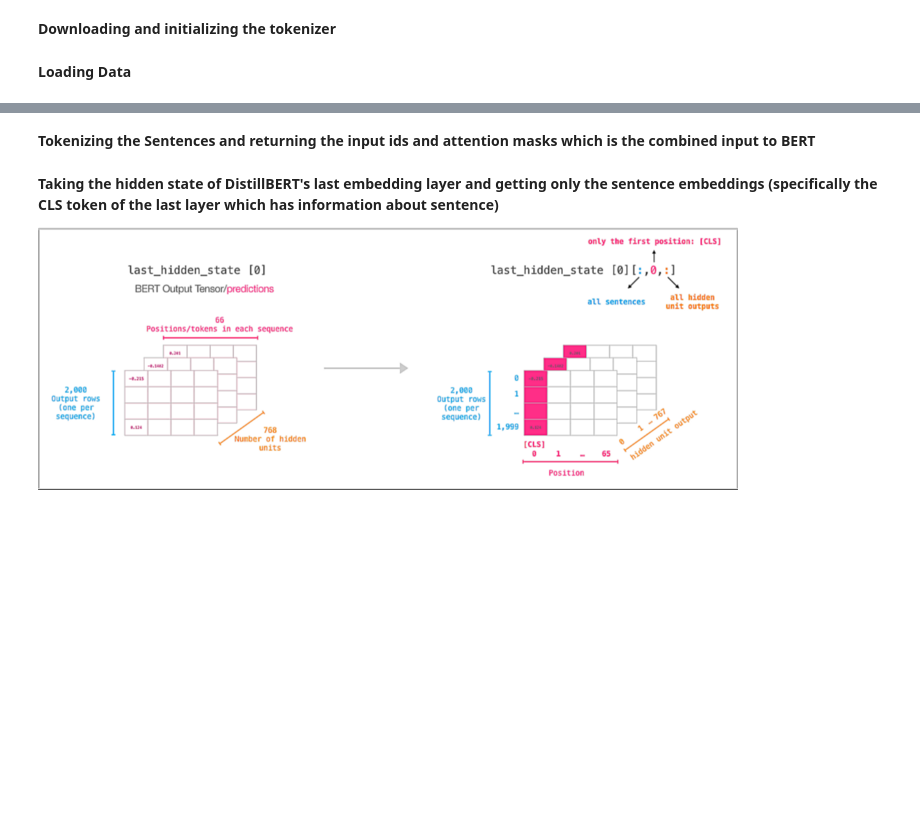
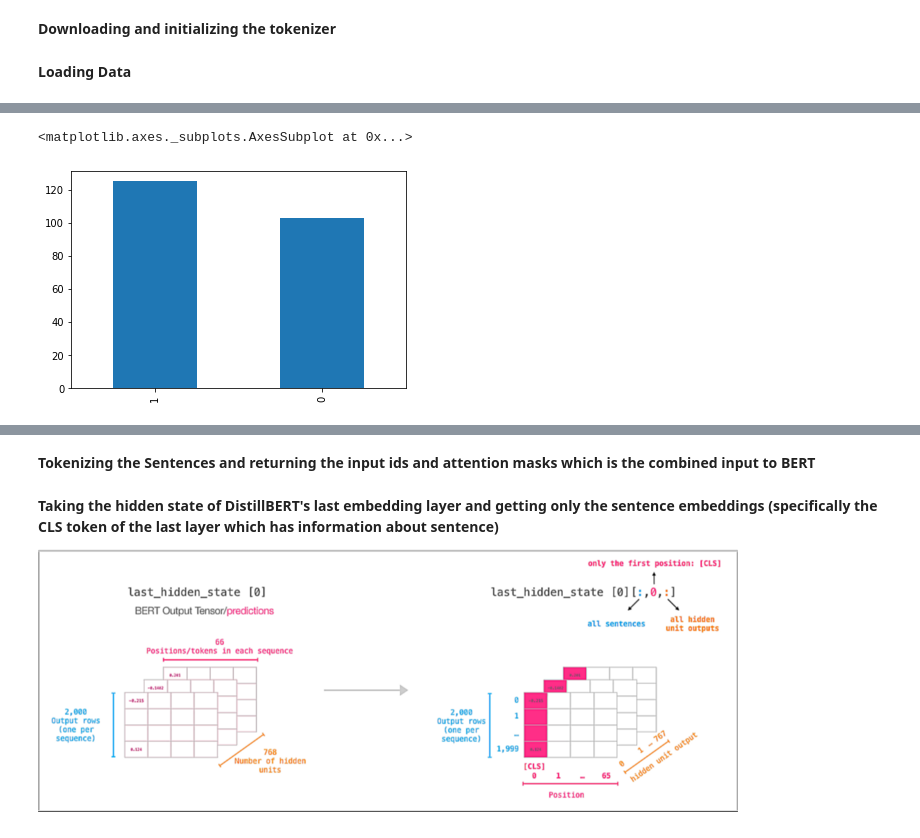
Before and after one commit to PadmajaVB/Sexist-Statement-Detection, a Jupyter notebook: DistillBERT.ipynb, the cells around one changed output, grey strips where cells are left out. Saved outputs shown, nothing was run; the diff lists cells and outputs as text; code cells hidden in the pictures; blank space fills up the shorter version.

```diff
--- a/DistillBERT.ipynb
+++ b/DistillBERT.ipynb
@@ -60,7 +63,0 @@ df['Label'].value_counts().plot(kind='bar')
-# %%
-# Split the data into train and test subsets
-# Stratify the split by the label
-# Set the train_size as 0.2 and test_size as 0.2 as the tokenizer is slow
-train_index, test_index = train_test_split(df.index, test_size=0.2, shuffle=True)
-df_fit= df.loc[train_index]
-df_test= df.loc[test_index]
@@ -70,0 +69,5 @@ df_val= df_fit.loc[val_index]
+# %%
+df_test['Label'].value_counts().plot(kind='bar')
+# %% [output]
+<matplotlib.axes._subplots.AxesSubplot at 0x...>
+[figure, added]
```
Also changed, not shown: parts of 36 cells of this notebook.
